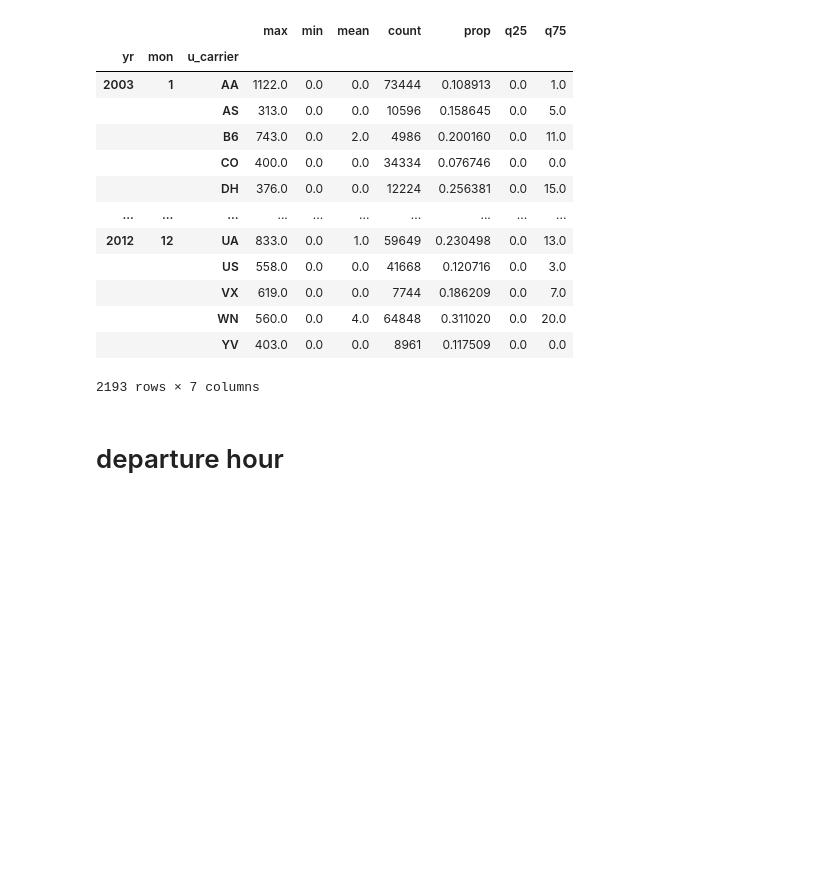
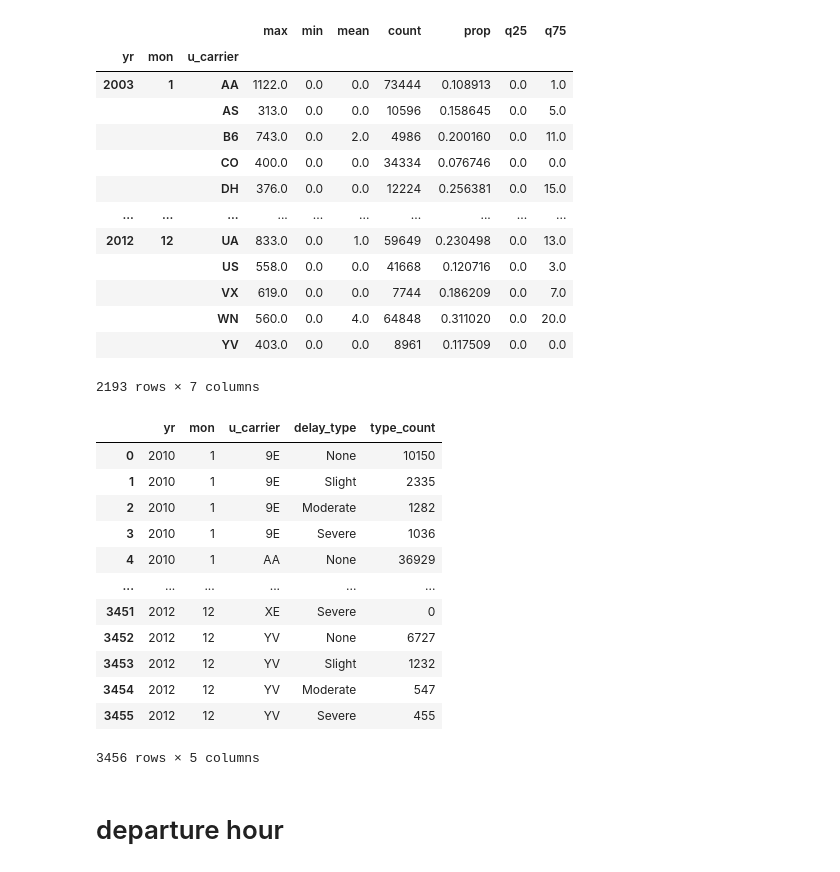
Before and after one commit to jiatongyip/delayover, a Jupyter notebook: frontend/data_prep.ipynb, the cells around one changed output. Drawn from its saved outputs; the diff is of its cells as text; code cells hidden in the pictures; blank space fills up the shorter version.

```diff
--- a/frontend/data_prep.ipynb
+++ b/frontend/data_prep.ipynb
@@ -535,10 +605,26 @@ carrier_grp_arr_mon = data_arr.groupby(["yr","mon", "u_carrier","delay_type"]).a
 )
 carrier_grp_arr_mon.dropna().reset_index().to_csv("data/grp_carrier_arr_mon.csv", index = False)
 # %%
-carrier_grp_dep_mon = data_dep.groupby(["yr","mon", "u_carrier","delay_type"]).agg(
+carrier_grp_dep_mon = data_dep_filtered.groupby(["yr","mon", "u_carrier","delay_type"]).agg(
     type_count = ('delay_type', "count")
 )
 carrier_grp_dep_mon.dropna().reset_index().to_csv("data/grp_carrier_dep_mon.csv", index = False)
+# %%
+carrier_grp_dep_mon.dropna().reset_index()
+# %% [output]
+|  | yr | mon | u_carrier | delay_type | type_count |
+| 0 | 2010 | 1 | 9E | None | 10150 |
+| 1 | 2010 | 1 | 9E | Slight | 2335 |
+| 2 | 2010 | 1 | 9E | Moderate | 1282 |
+| 3 | 2010 | 1 | 9E | Severe | 1036 |
+| 4 | 2010 | 1 | AA | None | 36929 |
+| ... | ... | ... | ... | ... | ... |
+| 3451 | 2012 | 12 | XE | Severe | 0 |
+| 3452 | 2012 | 12 | YV | None | 6727 |
+| 3453 | 2012 | 12 | YV | Slight | 1232 |
+| 3454 | 2012 | 12 | YV | Moderate | 547 |
+| 3455 | 2012 | 12 | YV | Severe | 455 |
+3456 rows × 5 columns
 # %% [markdown]
 # departure hour
 # %%
```
Also changed, not shown: parts of 15 cells of this notebook, 8 other files.
